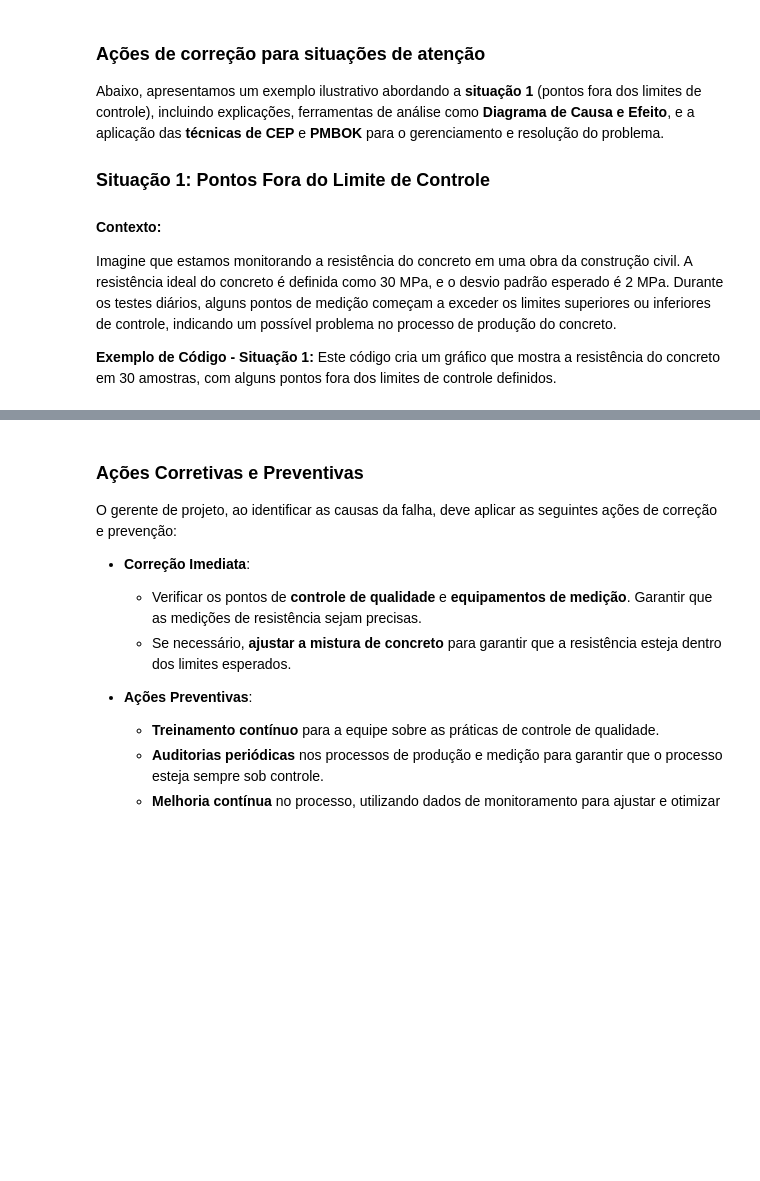
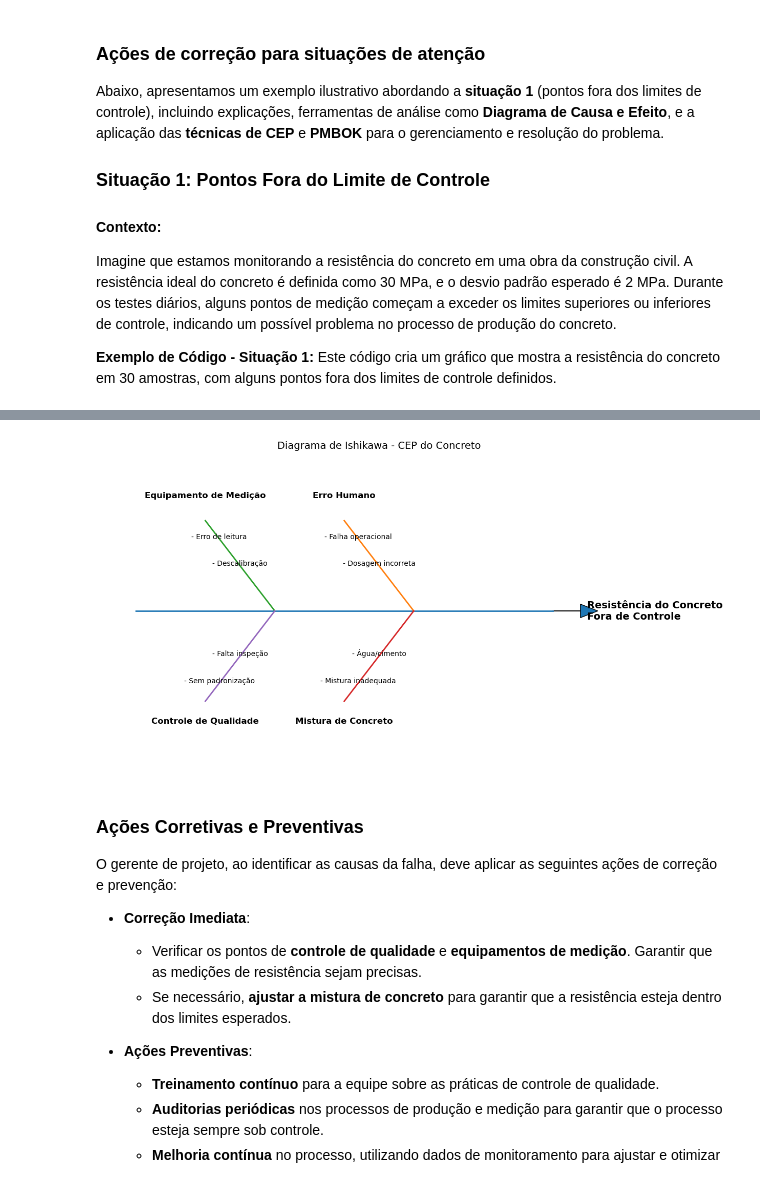
Before and after one commit to UniRobotica/gpc, a Jupyter notebook: notebooks/dominios/medicao/cep-acoes-correcao.ipynb, the cells around one changed output, grey strips where cells are left out. Saved outputs shown, nothing was run; the diff lists cells and outputs as text; code cells hidden in the pictures; blank space fills up the shorter version.

```diff
--- a/notebooks/dominios/medicao/cep-acoes-correcao.ipynb
+++ b/notebooks/dominios/medicao/cep-acoes-correcao.ipynb
@@ -114,3 +193,100 @@ plot_ishikawa_optimized()
+# %%
+import matplotlib.pyplot as plt  # Biblioteca de plotagem
+
+def plot_ishikawa_optimized():
+    fig, ax = plt.subplots(figsize=(14, 8))  # Cria a figura
+
+    # =========================
+    # LINHA CENTRAL
+    # =========================
+    ax.plot([-12, 0], [0, 0], lw=2)
+    # Espinha principal horizontal
+
+    ax.arrow(0, 0, 0.8, 0, head_width=0.3, head_length=0.5)
+    # Seta indicando o efeito
+
+    # =========================
+    # DEFINIÇÃO DAS CAUSAS (COORDENADAS ORGANIZADAS)
+    # =========================
+
+    # Cada causa agora tem um ponto base (x0, y0) e um ponto final (x1, y1)
+    causas = [
+        {"nome": "Erro Humano", "x": -4, "y": 0, "dx": -2, "dy": 2},
+        {"nome": "Equipamento de Medição", "x": -8, "y": 0, "dx": -2, "dy": 2},
+        {"nome": "Mistura de Concreto", "x": -4, "y": 0, "dx": -2, "dy": -2},
+        {"nome": "Controle de Qualidade", "x": -8, "y": 0, "dx": -2, "dy": -2},
+    ]
+
+    # =========================
+    # DESENHO DAS ESPINHAS E TEXTOS
+    # =========================
+
+    for c in causas:
+        x0, y0 = c["x"], c["y"]              # Ponto inicial (linha central)
+        x1, y1 = x0 + c["dx"], y0 + c["dy"]  # Ponto final da espinha
+
+        ax.plot([x0, x1], [y0, y1], lw=2)
+        # Desenha a espinha
+
+        # Ajuste fino da posição do texto (evita sobreposição)
+        offset_y = 0.5 if y1 > 0 else -0.5
+
+        ax.text(x1, y1 + offset_y, c["nome"],
+                fontsize=12, ha='center', weight='bold')
+        # Coloca o rótulo da causa acima (ou abaixo) da linha
+
+        # =========================
+        # SUBCAUSAS (ALINHADAS COM A ESPINHA)
+        # =========================
+
+        if c["nome"] == "Erro Humano":
+            sub = ["Dosagem incorreta", "Falha operacional"]
+
+        elif c["nome"] == "Equipamento de Medição":
+            sub = ["Descalibração", "Erro de leitura"]
+
+        elif c["nome"] == "Mistura de Concreto":
+            sub = ["Água/cimento", "Mistura inadequada"]
+
+        else:
+            sub = ["Falta inspeção", "Sem padronização"]
+
+        # Distribui subcausas ao longo da espinha
+        for i, s in enumerate(sub):
+            fator = 0.5 + i * 0.3  # posição ao longo da linha
+
+            xs = x0 + c["dx"] * fator
+            ys = y0 + c["dy"] * fator
+
+            ax.text(xs, ys, f"- {s}", fontsize=10, ha='center')
+            # Posiciona subcausas sem sobrepor o título
+
+    # =========================
+    # EFEITO FINAL
+    # =========================
+
+    ax.text(1, 0, "Resistência do Concreto\nFora de Controle",
+            fontsize=14, va='center', ha='left', weight='bold')
+    # Texto do problema principal
+
+    # =========================
+    # AJUSTES VISUAIS
+    # =========================
+
+    ax.set_xlim([-13, 3])  # Limite horizontal
+    ax.set_ylim([-3.5, 3.5])  # Limite vertical maior para evitar cortes
+
+    ax.axis('off')  # Remove eixos
+
+    plt.title("Diagrama de Ishikawa - CEP do Concreto", fontsize=14)
+
+    plt.show()
+
+
+# Execução
+plot_ishikawa_optimized()
+# %% [output]
+[figure, added]
 # %% [markdown]
 ### **Ações Corretivas e Preventivas**
 
```
Also changed, not shown: parts of 16 cells of this notebook.
